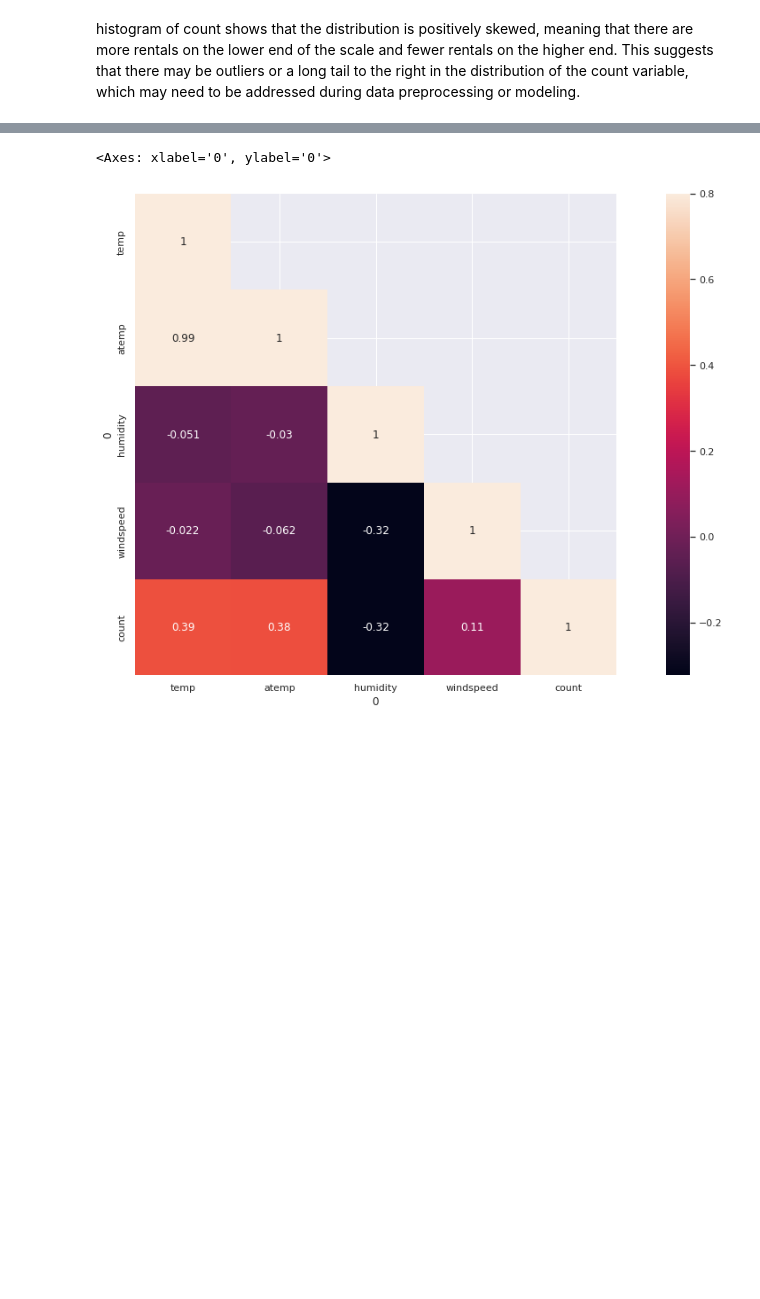
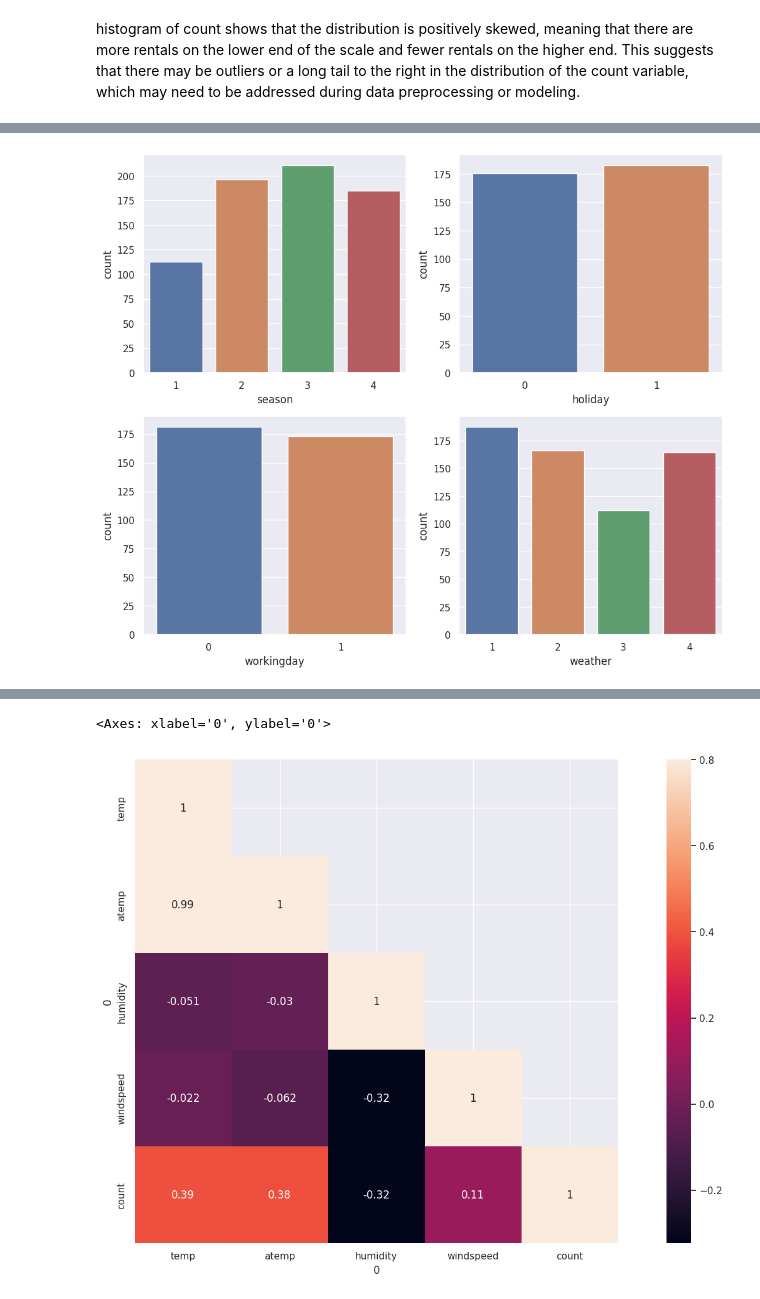
Before and after one commit to JonxChow/bike_share_demand_analysis, a Jupyter notebook: SC1015_Bike_Sharing_Demand.ipynb, the cells around one changed output, grey strips where cells are left out. Drawn from its saved outputs; the diff is of its cells as text; code cells hidden in the pictures; blank space fills up the shorter version.

```diff
--- a/SC1015_Bike_Sharing_Demand.ipynb
+++ b/SC1015_Bike_Sharing_Demand.ipynb
@@ -254,0 +290,20 @@ histogram of count shows that the distribution is positively skewed, meaning tha
+# %%
+
+# season and count
+fig = plt.figure(figsize=[12,10])
+ax1 = fig.add_subplot(2,2,1)
+ax1 = sb.barplot(x='season',y='count',data=df.groupby('season')['count'].mean().reset_index())
+
+# holiday and count
+ax2 = fig.add_subplot(2,2,2)
+ax2 = sb.barplot(x='holiday',y='count',data=df.groupby('holiday')['count'].mean().reset_index())
+
+# workingday and count
+ax3 = fig.add_subplot(2,2,3)
+ax3 = sb.barplot(x='workingday',y='count',data=df.groupby('workingday')['count'].mean().reset_index())
+
+# weather and count
+ax4 = fig.add_subplot(2,2,4)
+ax4 = sb.barplot(x='weather',y='count',data=df.groupby('weather')['count'].mean().reset_index())
+# %% [output]
+[figure, added]
```
Also changed, not shown: parts of 27 cells of this notebook.
